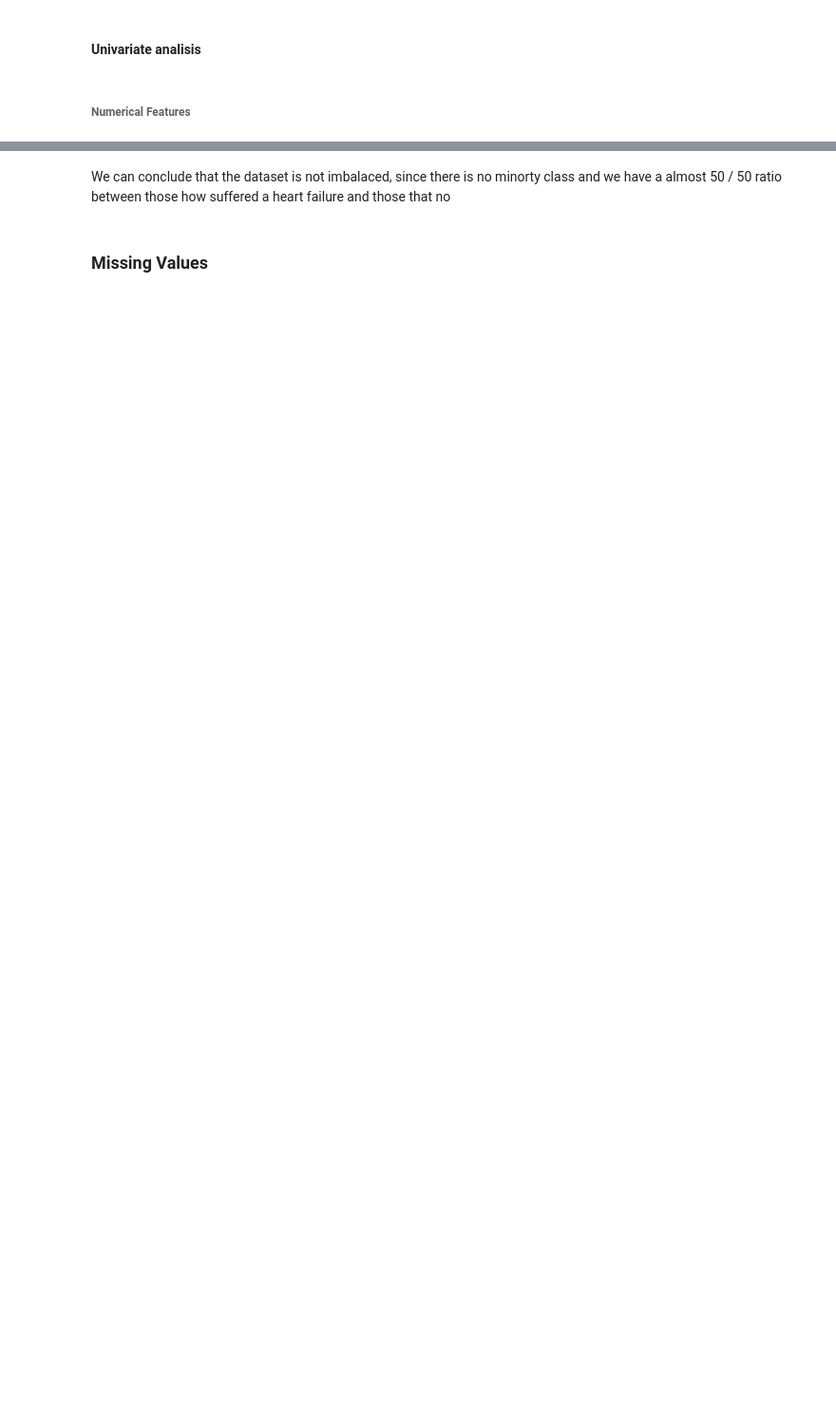
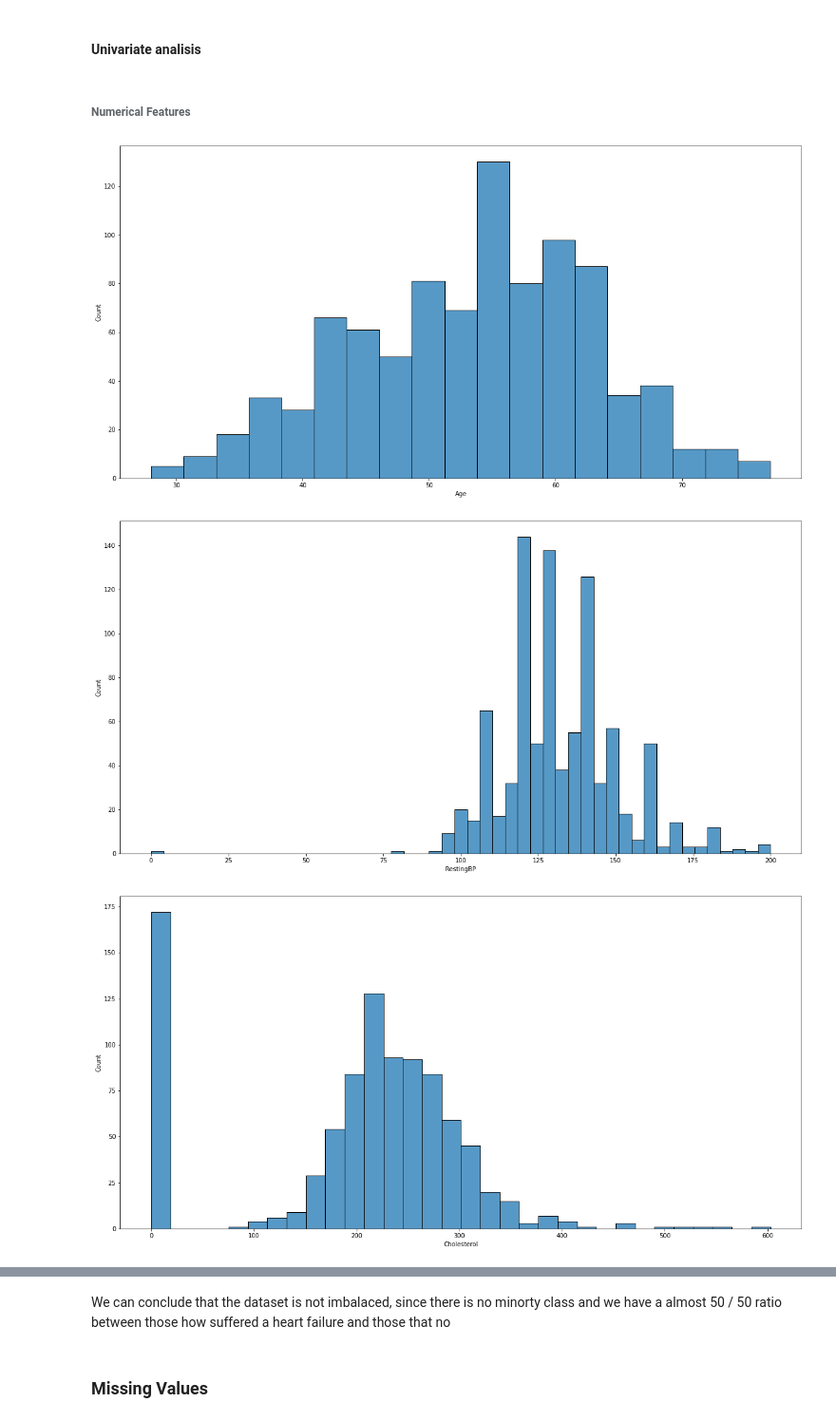
Before and after one commit to 13Mai13/heart-failure, a Jupyter notebook: notebooks/heart-failure.ipynb, the cells around one changed output, grey strips where cells are left out. Shown at 95% size. Cells and saved outputs as stored; diff of their text form; code cells hidden in the pictures; blank space fills up the shorter version.

```diff
--- a/notebooks/heart-failure.ipynb
+++ b/notebooks/heart-failure.ipynb
@@ -28,11 +61,15 @@ data.dtypes
 numerical_features = ['Age', 'RestingBP', 'Cholesterol', 'MaxHR', 'Oldpeak']
 categorical_features = ['Sex', 'ChestPainType', 'RestingECG', 'ExerciseAngina', 'ST_Slope', 'HeartDisease']
 # %%
-for column in continous_features:
+for column in numerical_features:
     plt.figure(figsize=(20, 10))
     sns.histplot(data=data, x=f"{column}")
     plt.xlabel(f"{column}")
     # plt.xlabel(f"Distribution")
     plt.savefig(f"../results/EDA/eda_{column}.png")
     plt.show()
     plt.close()
+# %% [output]
+[figure, added]
+[figure, added]
+[figure, added]
```
Also changed, not shown: parts of 13 cells of this notebook, 6 other files.
